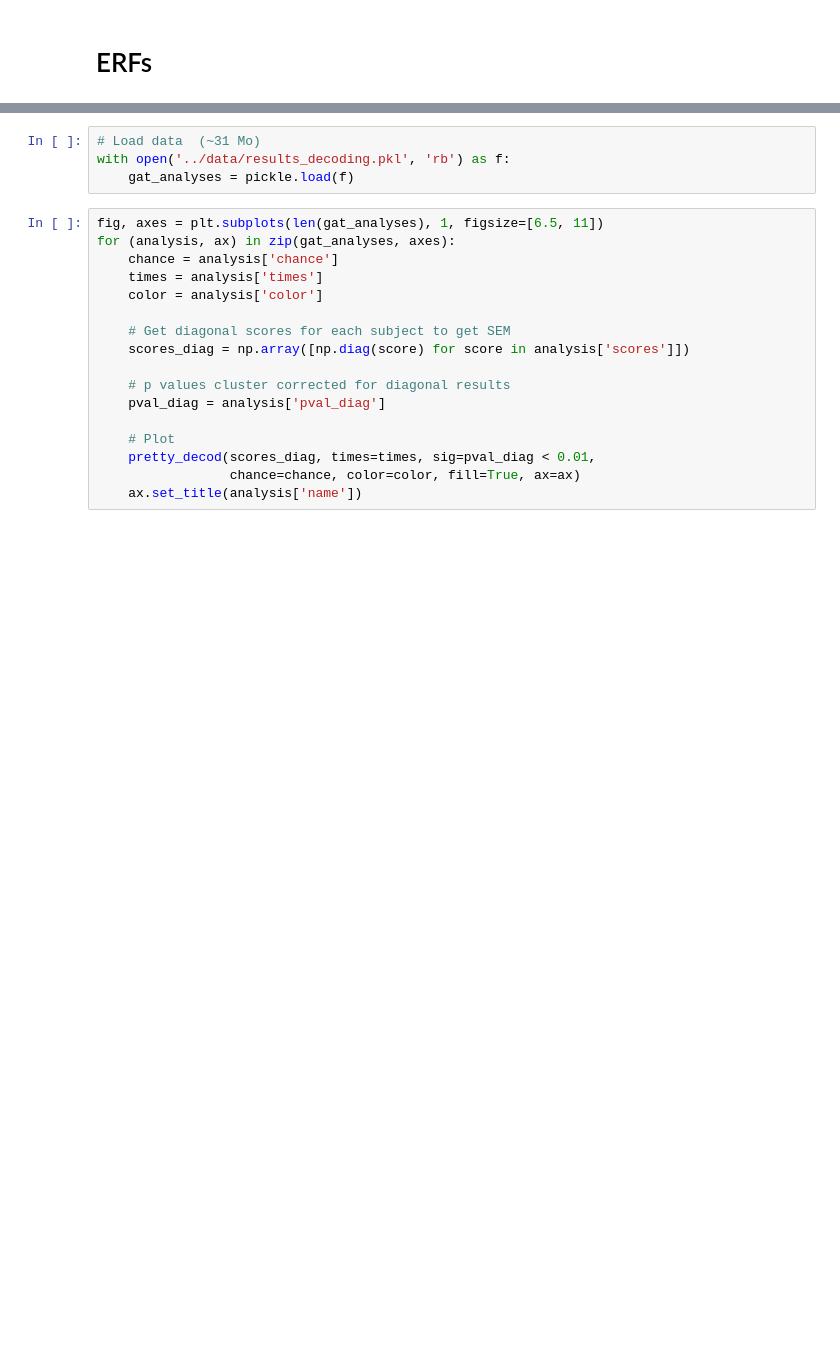
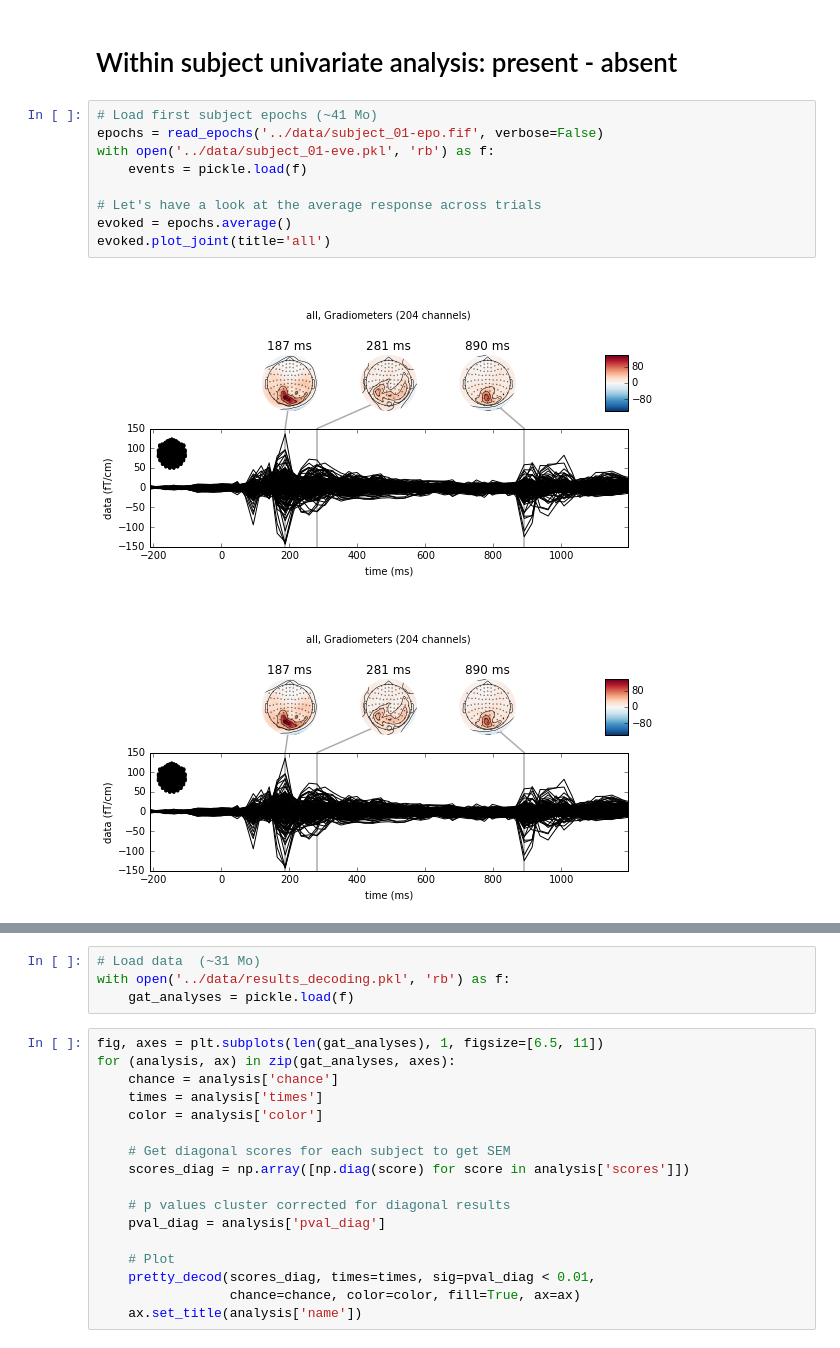
Before and after one commit to kingjr/decod_unseen_maintenance, a Jupyter notebook: notebook/results_summary.ipynb, the cells around one changed output, grey strips where cells are left out. Saved outputs shown, nothing was run; the diff lists cells and outputs as text; blank space fills up the shorter version.

Commit message:
ENH:add example one subject

```diff
--- a/notebook/results_summary.ipynb
+++ b/notebook/results_summary.ipynb
@@ -18,3 +30,15 @@ import numpy as np
 from jr.plot import pretty_gat, pretty_decod
-# %% [markdown]
-# ERFs
+# %% [markdown]
+# Within subject univariate analysis: present - absent
+# %%
+# Load first subject epochs (~41 Mo)
+epochs = read_epochs('../data/subject_01-epo.fif', verbose=False)
+with open('../data/subject_01-eve.pkl', 'rb') as f:
+    events = pickle.load(f)
+
+# Let's have a look at the average response across trials
+evoked = epochs.average()
+evoked.plot_joint(title='all')
+# %% [output]
+[figure, added]
+[figure, added]
```
Also changed, not shown: parts of 19 cells of this notebook, 2 other files.
